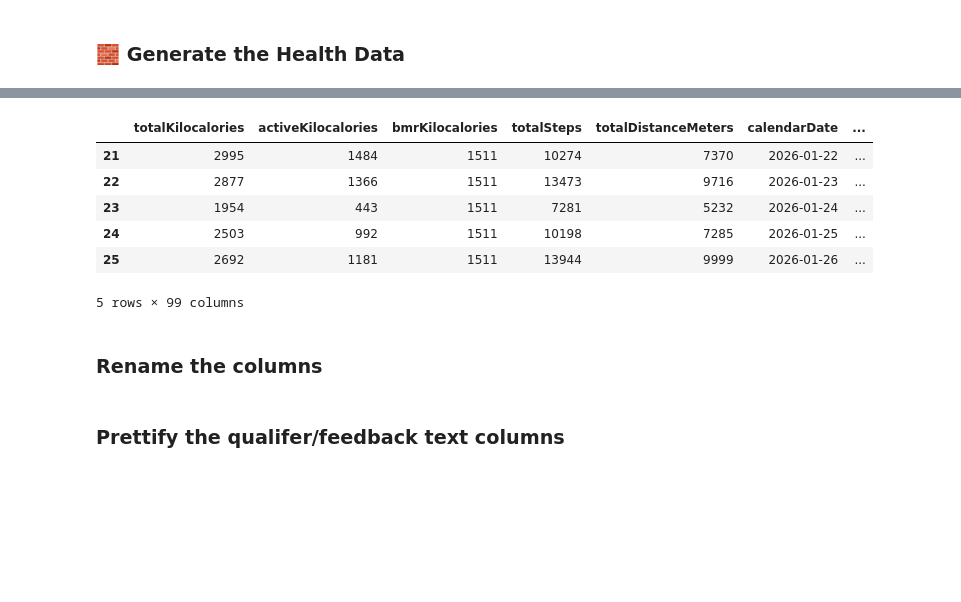
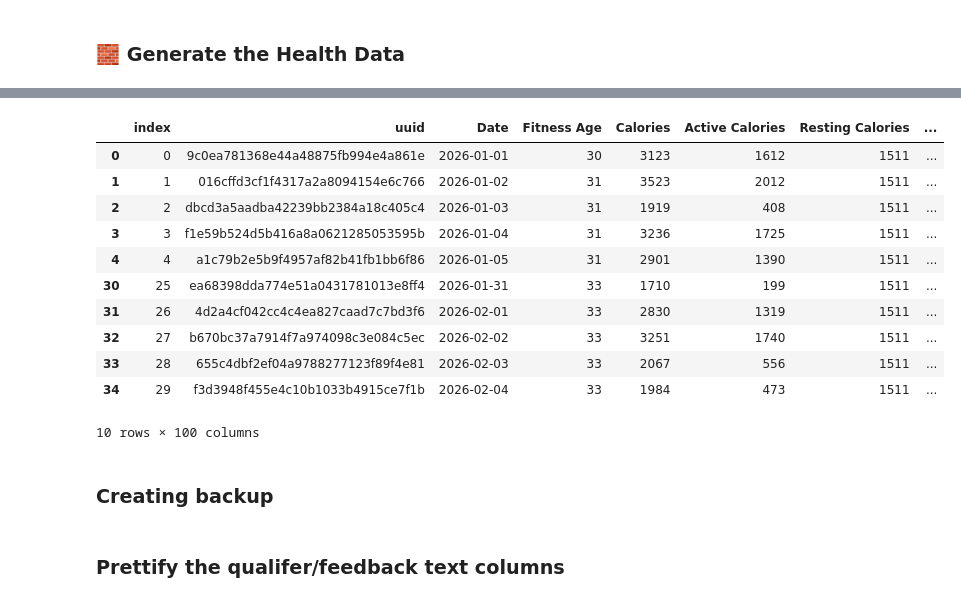
Before and after one commit to christophermagno/christophermagno, a Jupyter notebook: Projects/Personal Health Analysis/health_dataset.ipynb, the cells around one changed output, grey strips where cells are left out. Saved outputs shown, nothing was run; the diff lists cells and outputs as text; code cells hidden in the pictures; blank space fills up the shorter version.

```diff
--- a/Projects/Personal Health Analysis/health_dataset.ipynb
+++ b/Projects/Personal Health Analysis/health_dataset.ipynb
@@ -372,8 +372,8 @@ def get_device():
     productDisplayName
     deviceTypeSimpleName
     """
-    devices = safe_api_call(api.get_devices)[1]
-    return devices[0]
+    devices = safe_api_call(api.get_devices)[1][0]
+    return devices
 # %% [markdown]
 ### 😴 Get Sleep Data
 # %%
@@ -499,7 +502,7 @@ def get_solar_data(date, threshold=0.1):
 
     for item in data:
         # Result dict
-        result = {'solarIntensity': 0, 'solarExposure': 0}
+        result = {'solarIntensity': 0, 'solarExposureMinutes': 0}
 
         for reading in item['solarInputReadings']:
 
@@ -508,7 +511,7 @@ def get_solar_data(date, threshold=0.1):
 
             # Add a minut of solar exposure if solarUtilization exceeds threshold
             if reading['solarUtilization'] > threshold:
-                result['solarExposure'] += 1
+                result['solarExposureMinutes'] += 1
     return result
 # %% [markdown]
 ### 🧑‍⚕️ Get Health Data
@@ -795,0 +818,3 @@ log.info(f'Number of dates: {len(dates)}')
+# %%
+dates = dates[FORCE_UPDATE:]
+dates
@@ -827,7 +870,8 @@ remap_health_columns = {
 
     # Solar Data
     'solarIntensity': 'Solar Intensity',
-    'solarExposure': 'Solar Exposure',
+    'solarExposureMinutes': 'Solar Exposure Minutes',
+    'solarExposureHours': 'Solar Exposure Hours',
 
     # Peripheral Oxyge Saturation
     'averageSpo2': 'Average Sp 02',
@@ -939,7 +983,7 @@ remap_health_columns = {
 # Build the health data set
 # If data already exists, just read the data and generate health data for
 # new days
-if path_health_data.exists() and False:
+if path_health_data.exists():
     df_health = pd.read_csv(path_health_data)
     try:
         df_health = df_health.drop('Unnamed: 0', axis=1)  # I don't know why it keeps adding this column...
@@ -949,10 +993,10 @@ if path_health_data.exists() and False:
     # dates_to_update = sorted(list(set(dates).difference(set(df_health['Date'].tolist()))))
 
     # Only update the days from `FORCE_UPDATE` to current day
-    dates_to_update = dates[FORCE_UPDATE:]
+    # dates_to_update = dates[FORCE_UPDATE:]
 
-    log.info(f'Updating Dates: {dates_to_update}')
-    health_data = get_healths_data(dates_to_update)
+    log.info(f'Updating Dates: {dates[0]} to {dates[-1]}')
+    health_data = get_healths_data(dates)
 
     # Rename the dictionary keys
     for item in health_data:
@@ -969,5 +1013,7 @@ else:
     log.info(f'Generating data for Dates: {dates}')
     health_data = get_healths_data(dates)
     df_health = pd.DataFrame(health_data).convert_dtypes()
-df_health.tail()
+    df_health = df_health.rename(remap_health_columns, axis=1)[remap_health_columns.values()]
+
+pd.concat([df_health.head(), df_health.tail()])
 # %% [output]
@@ -975,10 +1037,15 @@ df_health.tail()
-|  | totalKilocalories | activeKilocalories | bmrKilocalories | totalSteps | totalDistanceMeters | calendarDate | ... |
-| 21 | 2995 | 1484 | 1511 | 10274 | 7370 | 2026-01-22 | ... |
-| 22 | 2877 | 1366 | 1511 | 13473 | 9716 | 2026-01-23 | ... |
-| 23 | 1954 | 443 | 1511 | 7281 | 5232 | 2026-01-24 | ... |
-| 24 | 2503 | 992 | 1511 | 10198 | 7285 | 2026-01-25 | ... |
-| 25 | 2692 | 1181 | 1511 | 13944 | 9999 | 2026-01-26 | ... |
+|  | index | uuid | Date | Fitness Age | Calories | Active Calories | Resting Calories | ... |
+| 0 | 0 | 9c0ea781368e44a48875fb994e4a861e | 2026-01-01 | 30 | 3123 | 1612 | 1511 | ... |
+| 1 | 1 | 016cffd3cf1f4317a2a8094154e6c766 | 2026-01-02 | 31 | 3523 | 2012 | 1511 | ... |
+| 2 | 2 | dbcd3a5aadba42239bb2384a18c405c4 | 2026-01-03 | 31 | 1919 | 408 | 1511 | ... |
+| 3 | 3 | f1e59b524d5b416a8a0621285053595b | 2026-01-04 | 31 | 3236 | 1725 | 1511 | ... |
+| 4 | 4 | a1c79b2e5b9f4957af82b41fb1bb6f86 | 2026-01-05 | 31 | 2901 | 1390 | 1511 | ... |
+| 30 | 25 | ea68398dda774e51a0431781013e8ff4 | 2026-01-31 | 33 | 1710 | 199 | 1511 | ... |
+| 31 | 26 | 4d2a4cf042cc4c4ea827caad7c7bd3f6 | 2026-02-01 | 33 | 2830 | 1319 | 1511 | ... |
+| 32 | 27 | b670bc37a7914f7a974098c3e084c5ec | 2026-02-02 | 33 | 3251 | 1740 | 1511 | ... |
+| 33 | 28 | 655c4dbf2ef04a9788277123f89f4e81 | 2026-02-03 | 33 | 2067 | 556 | 1511 | ... |
+| 34 | 29 | f3d3948f455e4c10b1033b4915ce7f1b | 2026-02-04 | 33 | 1984 | 473 | 1511 | ... |
-5 rows × 99 columns
+10 rows × 100 columns
 # %% [markdown]
-### Rename the columns
+### Creating backup
 # %%
```
Also changed, not shown: parts of 15 cells of this notebook, 1 other file.
